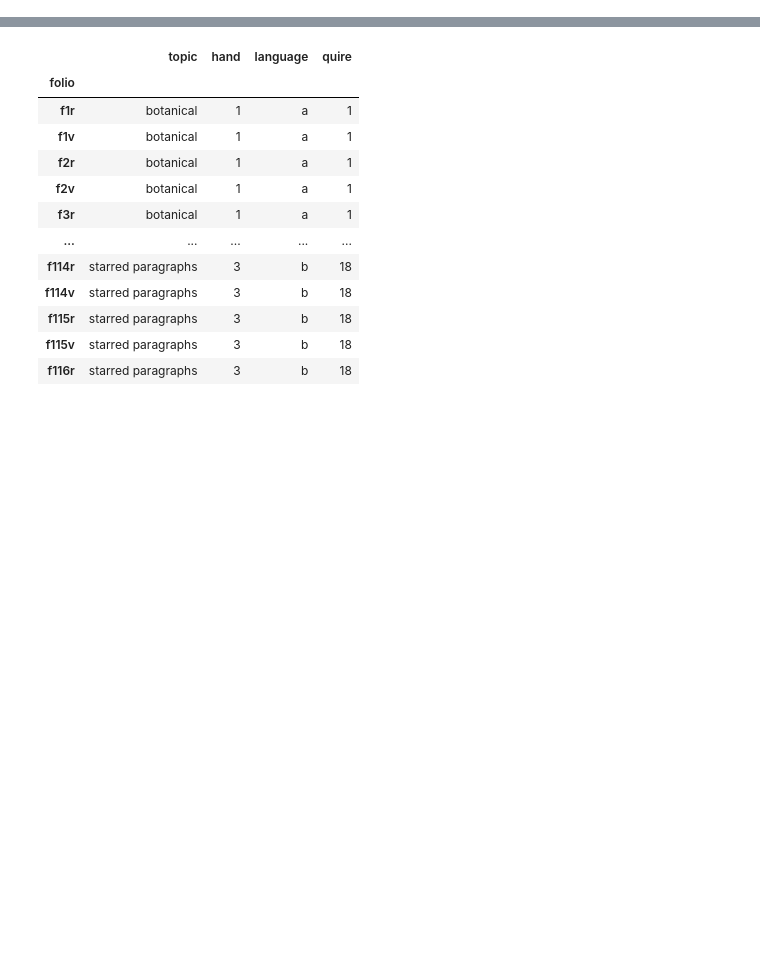
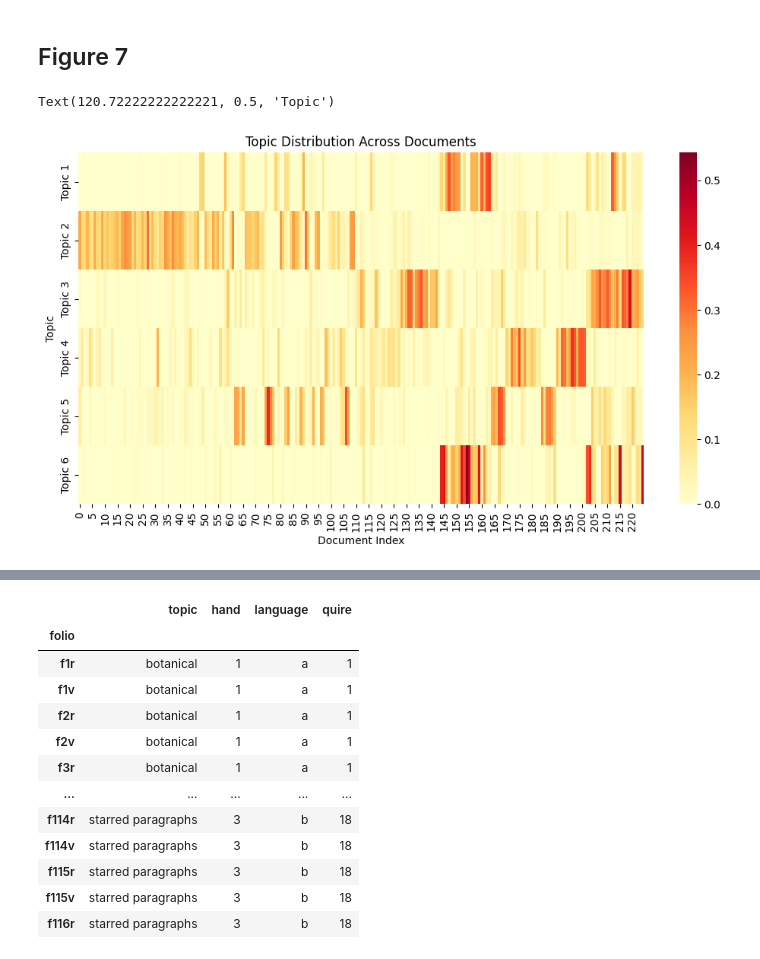
Before and after one commit to akatelync/voynich-manuscript, a Jupyter notebook: LT6_Lab_2B.ipynb, the cells around one changed output, grey strips where cells are left out. Drawn from its saved outputs; the diff is of its cells as text; code cells hidden in the pictures; blank space fills up the shorter version.

```diff
--- a/LT6_Lab_2B.ipynb
+++ b/LT6_Lab_2B.ipynb
@@ -80,0 +193,34 @@ nmf_features = nmf_model.fit_transform(tfidf_matrix)
+# %% [markdown]
+## Figure 7
+# %%
+# Fit NMF with chosen number of topics
+n_components = 6
+
+nmf = NMF(n_components=n_components, random_state=42)
+W = nmf.fit_transform(tfidf_matrix)
+H = nmf.components_
+
+nmf_embedding = (W - W.mean(axis=0))/W.std(axis=0)
+nmf_embedding
+
+# Get top terms for each topic
+feature_names = vectorizer.get_feature_names_out()
+n_top_words = 10
+topic_terms = []
+
+for topic_idx, topic in enumerate(H):
+    top_terms = [feature_names[i] for i in topic.argsort()[:-n_top_words-1:-1]]
+    topic_terms.append(top_terms)
+
+# Create topic distribution heatmap
+topic_dist = pd.DataFrame(W)
+topic_dist.columns = [f"Topic {i+1}" for i in range(n_components)]
+
+plt.figure(figsize=(12, 6))
+sns.heatmap(topic_dist.T, cmap="YlOrRd")
+plt.title("Topic Distribution Across Documents")
+plt.xlabel("Document Index")
+plt.ylabel("Topic")
+# %% [output]
+Text(120.72222222222221, 0.5, 'Topic')
+[figure, added]
```
Also changed, not shown: parts of 47 cells of this notebook, 5 other files.
